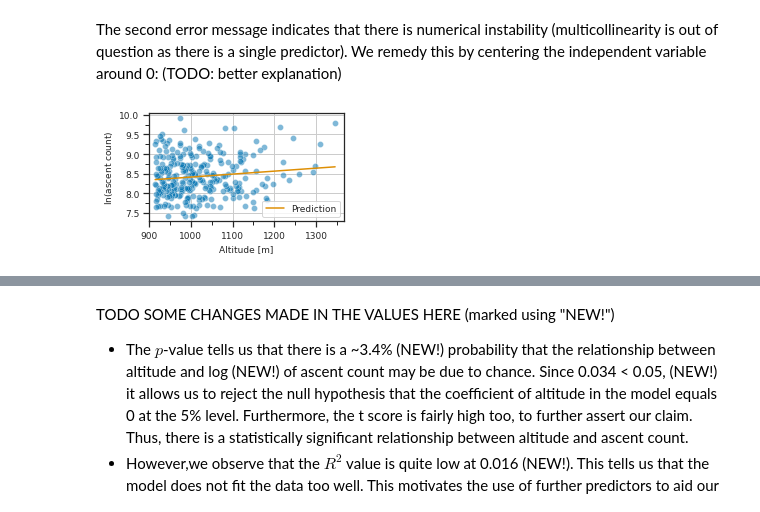
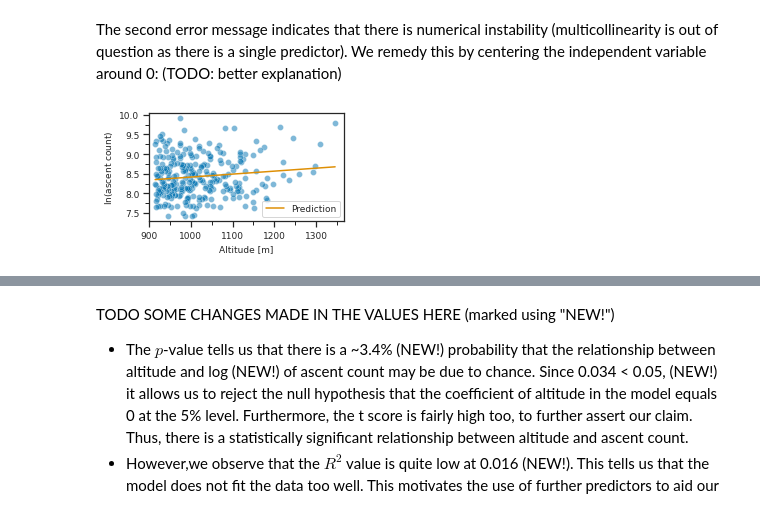
Before and after one commit to filipbalucha/FDS_final_project, a Jupyter notebook: data_analysis.ipynb, the cells around one changed output, grey strips where cells are left out. Drawn from its saved outputs; the diff is of its cells as text; code cells hidden in the pictures.

Commit message:
grid removal

```diff
--- a/data_analysis.ipynb
+++ b/data_analysis.ipynb
@@ -20,10 +20,7 @@ from sklearn.feature_selection import SelectKBest, f_regression
 from sklearn.cluster import KMeans
 # %%
 sns.set(style="ticks")
-# sns.set_palette("colorblind")
-# TODO
 palette = sns.color_palette('colorblind')
-mpl.rcParams['font.size'] = 9  # This should set the size to 9pt
 # %%
 # Set random seed for reproducibility
 import random
@@ -320,27 +317,26 @@ results_altitude = model.fit()
 # %%
 plt.figure(figsize=(3.5,2))
 
 log_ascent = np.log(munro['ascent_count'])
 sns.scatterplot(data=munro, y=log_ascent, x='altitude', alpha=0.5, color=palette[0])
 y_hat = results_altitude.predict(munro_mod['altitude'])  # Predicted data
 sns.lineplot(x=munro['altitude'], y=y_hat, color=palette[1], label='Prediction')
 plt.xlabel('Altitude [m]', fontsize = 9)
 plt.ylabel('$\ln$(ascent count)', fontsize = 9)
-plt.grid()
 
 ax = plt.gca()
 ax.tick_params(axis = 'both', which = 'major', labelsize = 9)
 ax.xaxis.set_minor_locator(MultipleLocator(50))
 ax.yaxis.set_minor_locator(MultipleLocator(0.25))
 
 plt.xlim(left=900)
 plt.legend(prop={ 'size': 9 })
 plt.savefig('report/q1_prediction.pdf', bbox_inches='tight')
 plt.show()
 
 print(results_altitude.summary())
 # %% [output]
-[figure, old version]
+[figure, new version]
                              OLS Regression Results
 ================================================================================
 Dep. Variable:     np.log(ascent_count)   R-squared:                       0.016
```
Also changed, not shown: parts of 14 cells of this notebook, 15 other files.
